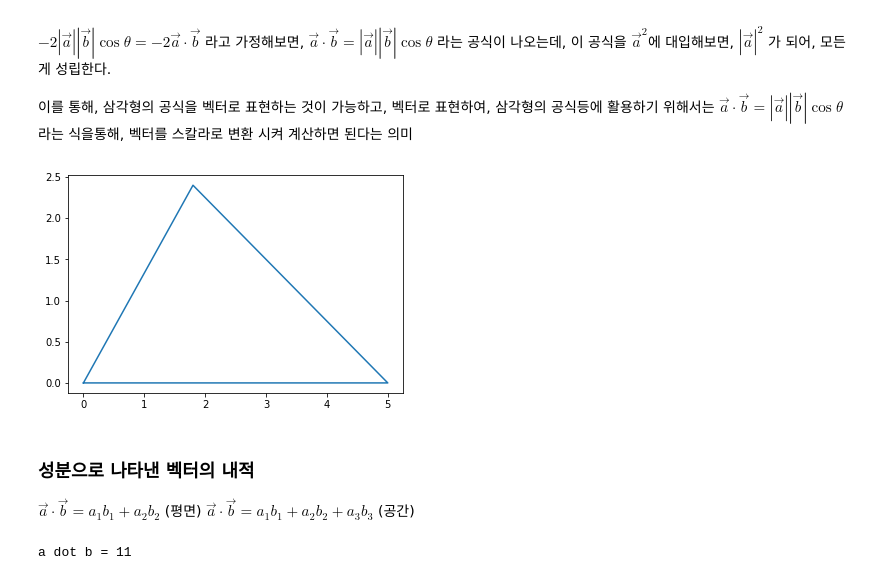
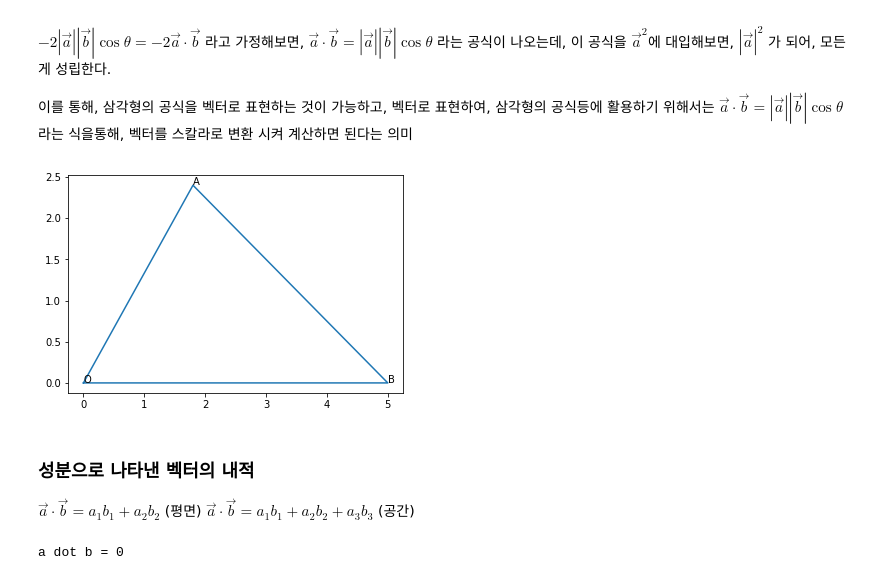
Before and after one commit to dss99911/ds-study, a Jupyter notebook: python/mathmetics/vector.ipynb, the cells around one changed output. Cells and saved outputs as stored; diff of their text form; code cells hidden in the pictures.

```diff
--- a/python/mathmetics/vector.ipynb
+++ b/python/mathmetics/vector.ipynb
@@ -57,16 +127,19 @@ $\vec{a}^2$에 대입해보면,  $|\vec{a}|^2$ 가 되어, 모든게 성립한
 $\vec{a}\cdot\vec{b} = |\vec{a}||\vec{b}|\cos{\theta}$ 라는 식을통해, 벡터를 스칼라로 변환 시켜 계산하면 된다는 의미
 # %%
 plt.plot(*points((0,0), (5,0), (9/5, 12/5), (0,0)))
+plt.text(5,0, "B")
+plt.text(0,0, "O")
+plt.text(9/5, 12/5, "A")
 plt.show()
 # %% [output]
-[figure, old version]
+[figure, new version]
 # %% [markdown]
 ### 성분으로 나타낸 벡터의 내적
 $\vec{a}\cdot\vec{b}=a_1b_1 + a_2b_2$ (평면)
 $\vec{a}\cdot\vec{b}=a_1b_1 + a_2b_2 + a_3b_3$ (공간)
 # %%
-a = np.array([1,2])  # a = (1,2)
-b = np.array([3,4])  # b = (3,4)
+a = np.array([2,1, 3])
+b = np.array([1,-2, 0])
 print("a dot b =", np.dot(a,b))
 # %% [output]
-a dot b = 11
+a dot b = 0
```
Also changed, not shown: parts of 19 cells of this notebook, 10 other files.
